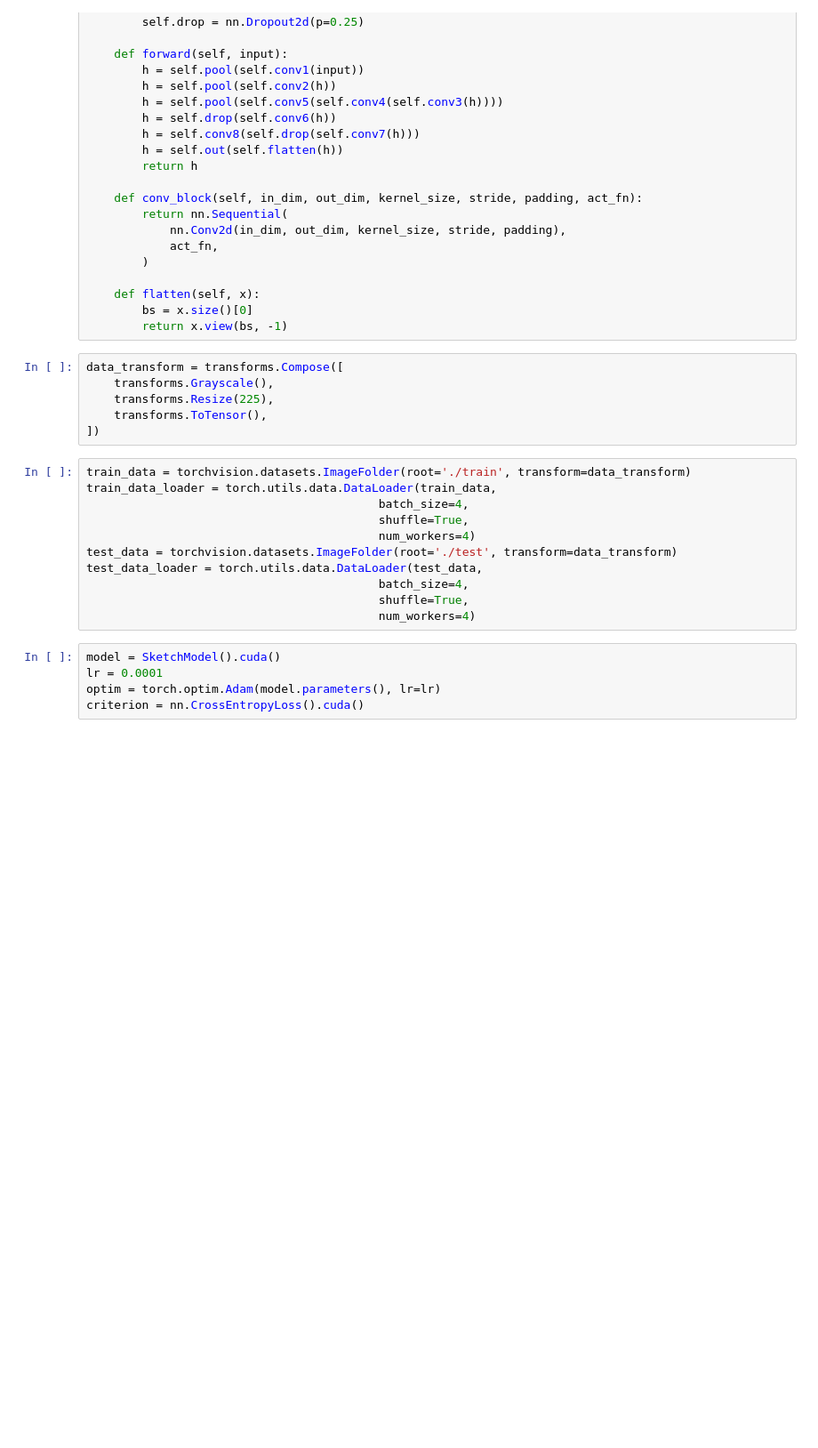
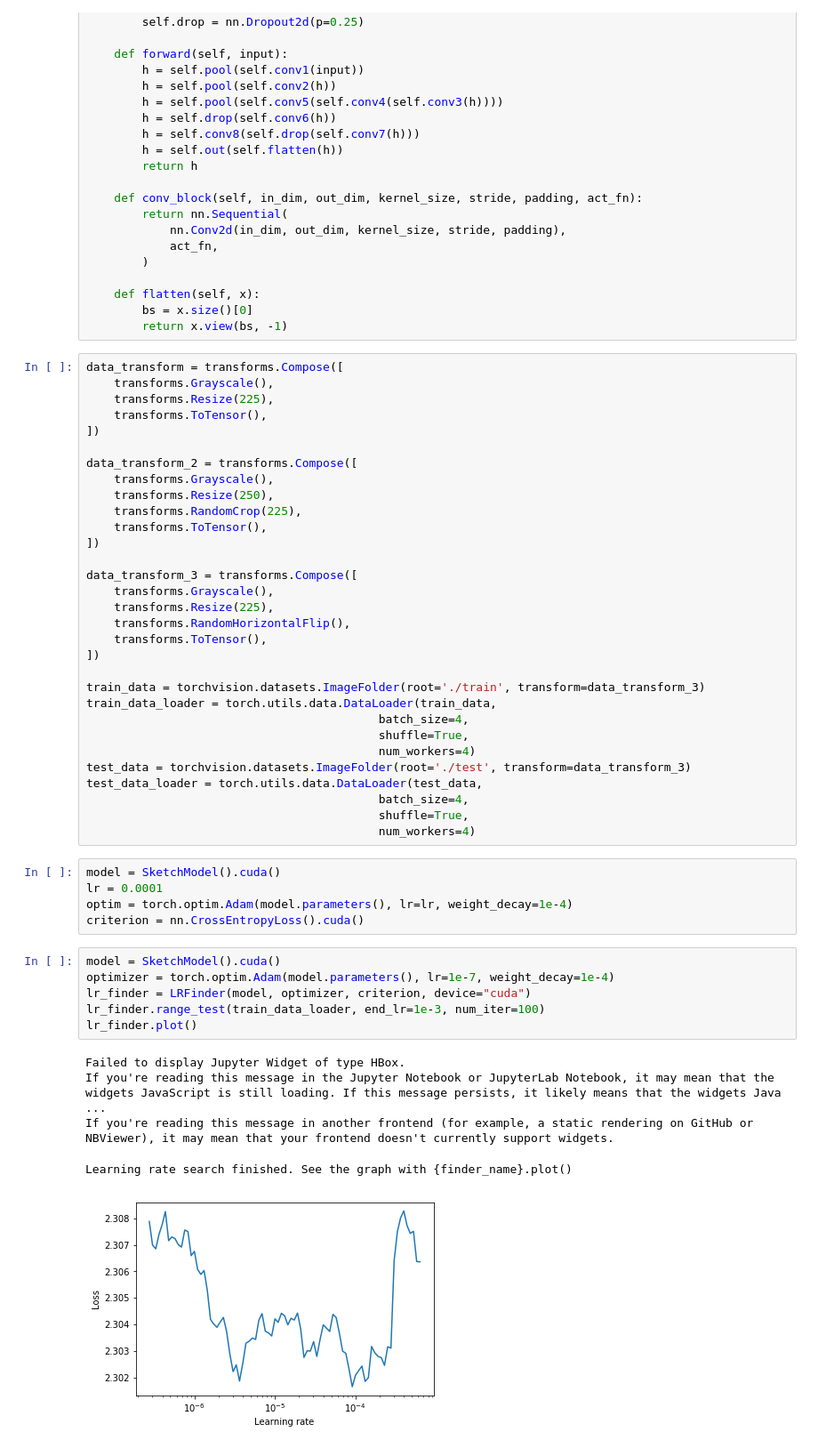
Before and after one commit to kamata1729/jisyupro, a Jupyter notebook: sketch.ipynb, the cells around one changed output. Shown: that part at 89% size. Saved outputs shown, nothing was run; the diff lists cells and outputs as text; blank space fills up the shorter version.

Commit message:
add lr_finder

```diff
--- a/sketch.ipynb
+++ b/sketch.ipynb
@@ -61,19 +63,33 @@ class SketchModel(nn.Module):
     def flatten(self, x):
         bs = x.size()[0]
         return x.view(bs, -1)
-# %%
-data_transform = transforms.Compose([
-    transforms.Grayscale(),
-    transforms.Resize(225),
-    transforms.ToTensor(),
-])
 # %%
-train_data = torchvision.datasets.ImageFolder(root='./train', transform=data_transform)
+data_transform = transforms.Compose([
+    transforms.Grayscale(),
+    transforms.Resize(225),
+    transforms.ToTensor(),
+])
+
+data_transform_2 = transforms.Compose([
+    transforms.Grayscale(),
+    transforms.Resize(250),
+    transforms.RandomCrop(225),
+    transforms.ToTensor(),
+])
+
+data_transform_3 = transforms.Compose([
+    transforms.Grayscale(),
+    transforms.Resize(225),
+    transforms.RandomHorizontalFlip(),
+    transforms.ToTensor(),
+])
+
+train_data = torchvision.datasets.ImageFolder(root='./train', transform=data_transform_3)
 train_data_loader = torch.utils.data.DataLoader(train_data,
                                           batch_size=4,
                                           shuffle=True,
                                           num_workers=4)
-test_data = torchvision.datasets.ImageFolder(root='./test', transform=data_transform)
+test_data = torchvision.datasets.ImageFolder(root='./test', transform=data_transform_3)
 test_data_loader = torch.utils.data.DataLoader(test_data,
                                           batch_size=4,
                                           shuffle=True,
@@ -81,8 +97,20 @@ test_data_loader = torch.utils.data.DataLoader(test_data,
 # %%
 model = SketchModel().cuda()
 lr = 0.0001
-optim = torch.optim.Adam(model.parameters(), lr=lr)
+optim = torch.optim.Adam(model.parameters(), lr=lr, weight_decay=1e-4)
 criterion = nn.CrossEntropyLoss().cuda()
+# %%
+model = SketchModel().cuda()
+optimizer = torch.optim.Adam(model.parameters(), lr=1e-7, weight_decay=1e-4)
+lr_finder = LRFinder(model, optimizer, criterion, device="cuda")
+lr_finder.range_test(train_data_loader, end_lr=1e-3, num_iter=100)
+lr_finder.plot()
+# %% [output]
+Failed to display Jupyter Widget of type HBox.
+If you're reading this message in the Jupyter Notebook or JupyterLab Notebook, it may mean that the widgets JavaScript is still loading. If this message persists, it likely means that the widgets Java ...
+If you're reading this message in another frontend (for example, a static rendering on GitHub or NBViewer), it may mean that your frontend doesn't currently support widgets.
+Learning rate search finished. See the graph with {finder_name}.plot()
+[figure, added]
 # %%
 def loss_plot(train_loss, test_loss, name):
     epoch = np.arange(len(train_loss))
```
Also changed, not shown: parts of 5 cells of this notebook, 1 other file.
